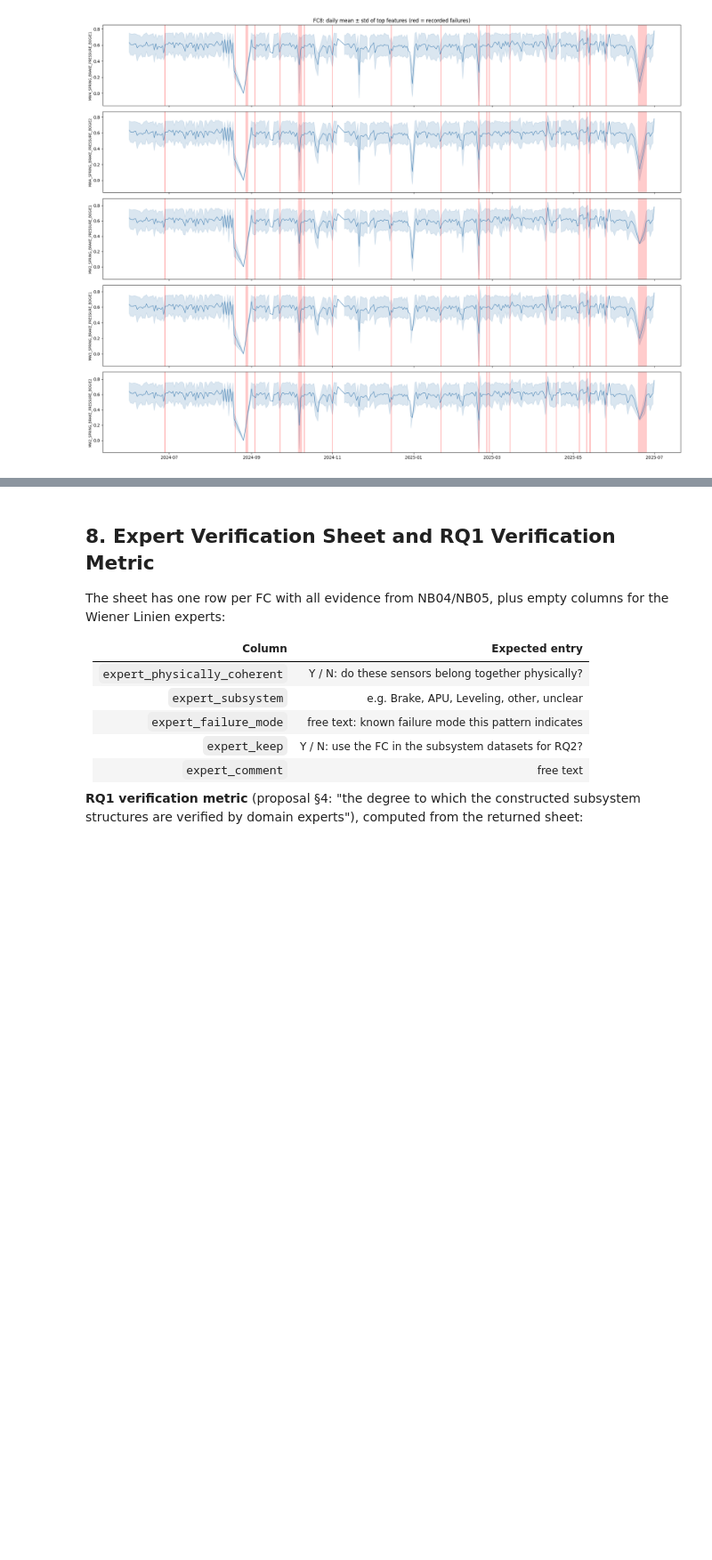
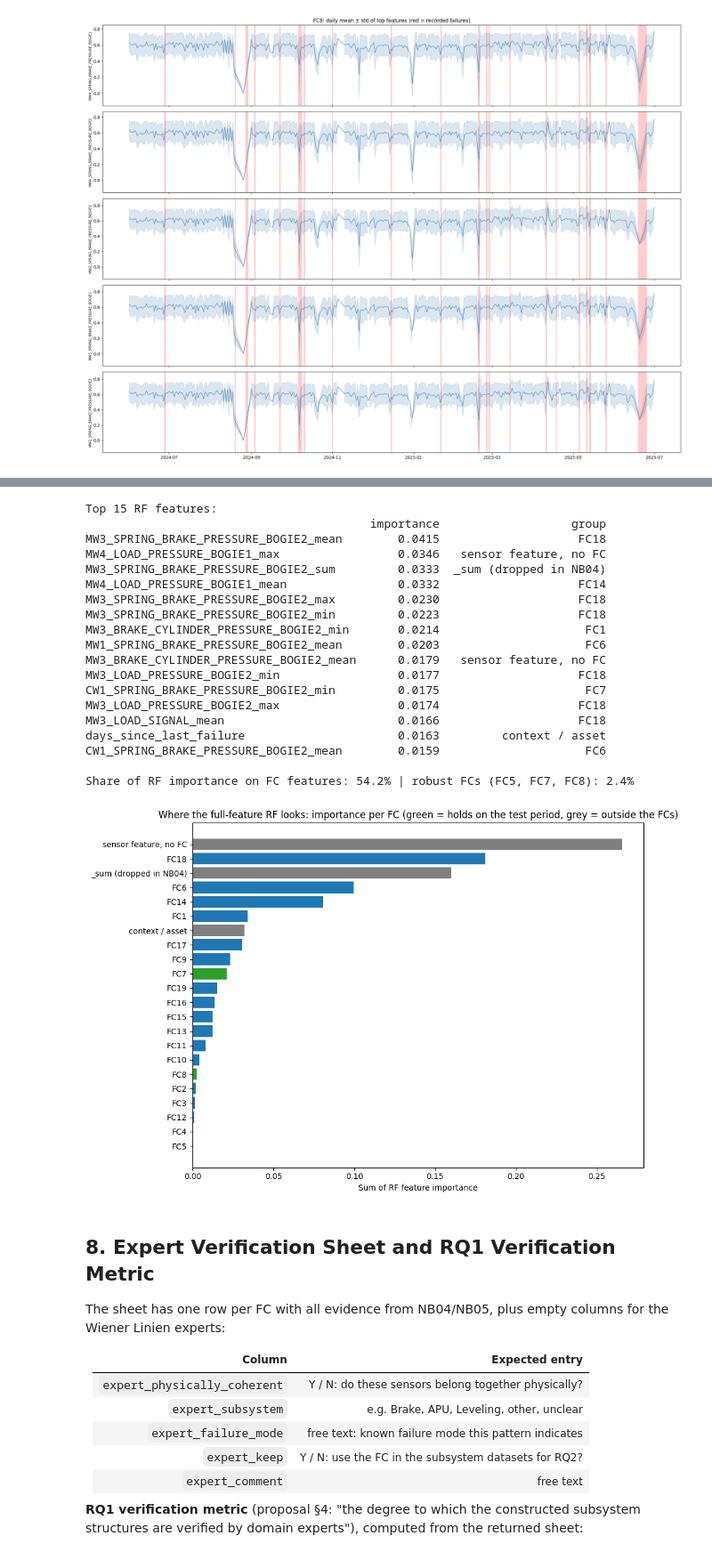
Before and after one commit to Emir515/Kurtulus-thesis, a Jupyter notebook: notebooks/05_pattern_discovery_validation.ipynb, the cells around one changed output, grey strips where cells are left out. Shown at 89% size. Drawn from its saved outputs; the diff is of its cells as text; code cells hidden in the pictures; blank space fills up the shorter version.

```diff
--- a/notebooks/05_pattern_discovery_validation.ipynb
+++ b/notebooks/05_pattern_discovery_validation.ipynb
@@ -660,3 +785,66 @@ FC8: 7 features | alarms 36, early hits 6, late hits 6, false alarms 14, lift 1.
+# %%
+import joblib
+
+rf_saved = joblib.load(os.path.join(OUT, 'supervised', 'rf_model.joblib'))
+rf_pipe = rf_saved['model']
+imp = pd.Series(rf_pipe.named_steps['clf'].feature_importances_,
+                index=rf_pipe.named_steps['pre'].get_feature_names_out()).sort_values(ascending=False)
+
+feat_to_fc = {f: f'FC{fc}' for fc in fc_ids for f in clusters[fc]}
+
+
+def importance_group(f):
+    if f in feat_to_fc:
+        return feat_to_fc[f]
+    if any(k in f.upper() for k in ('TRAIN_SPEED', 'AMBIENT_TEMPERATURE', 'DAYS_SINCE')):
+        return 'context / asset'
+    if f.endswith('_sum'):
+        return '_sum (dropped in NB04)'
+    return 'sensor feature, no FC'
+
+
+imp_df = imp.rename('importance').to_frame()
+imp_df['group'] = [importance_group(f) for f in imp_df.index]
+by_group = imp_df.groupby('group')['importance'].agg(['sum', 'size']).rename(columns={'sum': 'importance', 'size': 'n_features'})
+by_group = by_group.sort_values('importance', ascending=False)
+by_group.to_csv(os.path.join(NB05_OUT, 'rf_importance_by_fc.csv'))
+
+print('Top 15 RF features:')
+print(imp_df.head(15).assign(importance=lambda d: d.importance.round(4)).to_string())
+in_fc = by_group.loc[by_group.index.str.startswith('FC'), 'importance'].sum()
+print(f'\nShare of RF importance on FC features: {in_fc:.1%} | robust FCs ({", ".join(robust_fcs)}): '
+      f'{by_group.reindex(robust_fcs)["importance"].sum():.1%}')
+
+fig, ax = plt.subplots(figsize=(10, 7))
+colors = ['#2ca02c' if g in robust_fcs else '#1f77b4' if g.startswith('FC') else '#7f7f7f' for g in by_group.index]
+ax.barh(by_group.index, by_group['importance'], color=colors)
+ax.invert_yaxis()
+ax.set_xlabel('Sum of RF feature importance')
+ax.set_title('Where the full-feature RF looks: importance per FC (green = holds on the test period, grey = outside the FCs)')
+plt.tight_layout()
+plt.savefig(os.path.join(NB05_OUT, 'rf_importance_by_fc.png'), dpi=150, bbox_inches='tight')
+plt.show()
+# %% [output]
+Top 15 RF features:
+                                         importance                   group
+MW3_SPRING_BRAKE_PRESSURE_BOGIE2_mean        0.0415                    FC18
+MW4_LOAD_PRESSURE_BOGIE1_max                 0.0346   sensor feature, no FC
+MW3_SPRING_BRAKE_PRESSURE_BOGIE2_sum         0.0333  _sum (dropped in NB04)
+MW4_LOAD_PRESSURE_BOGIE1_mean                0.0332                    FC14
+MW3_SPRING_BRAKE_PRESSURE_BOGIE2_max         0.0230                    FC18
+MW3_SPRING_BRAKE_PRESSURE_BOGIE2_min         0.0223                    FC18
+MW3_BRAKE_CYLINDER_PRESSURE_BOGIE2_min       0.0214                     FC1
+MW1_SPRING_BRAKE_PRESSURE_BOGIE2_mean        0.0203                     FC6
+MW3_BRAKE_CYLINDER_PRESSURE_BOGIE2_mean      0.0179   sensor feature, no FC
+MW3_LOAD_PRESSURE_BOGIE2_min                 0.0177                    FC18
+CW1_SPRING_BRAKE_PRESSURE_BOGIE2_min         0.0175                     FC7
+MW3_LOAD_PRESSURE_BOGIE2_max                 0.0174                    FC18
+MW3_LOAD_SIGNAL_mean                         0.0166                    FC18
+days_since_last_failure                      0.0163         context / asset
+CW1_SPRING_BRAKE_PRESSURE_BOGIE2_mean        0.0159                     FC6
+
+Share of RF importance on FC features: 54.2% | robust FCs (FC5, FC7, FC8): 2.4%
+[figure, added]
 # %% [markdown]
 ## 8. Expert Verification Sheet and RQ1 Verification Metric
 
```
Also changed, not shown: parts of 7 cells of this notebook, 1 other file.
